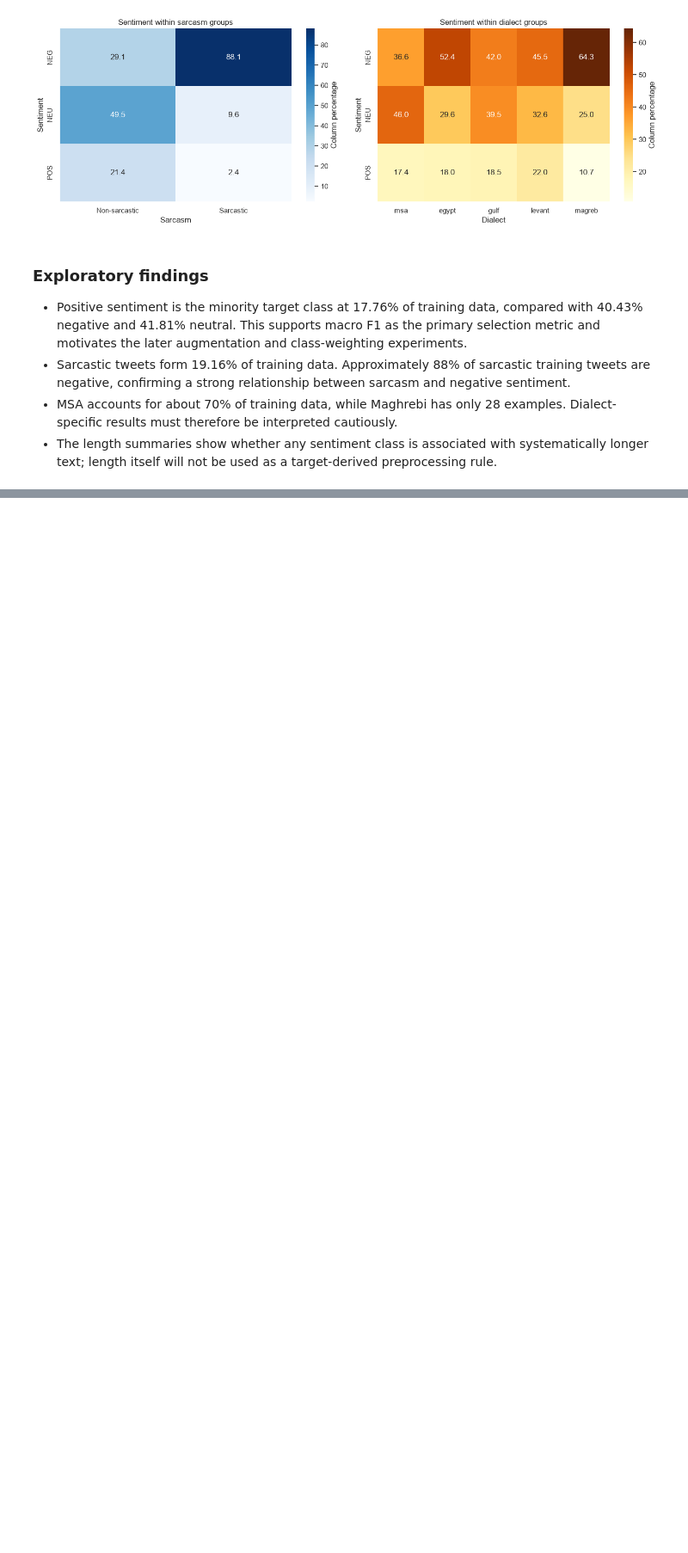
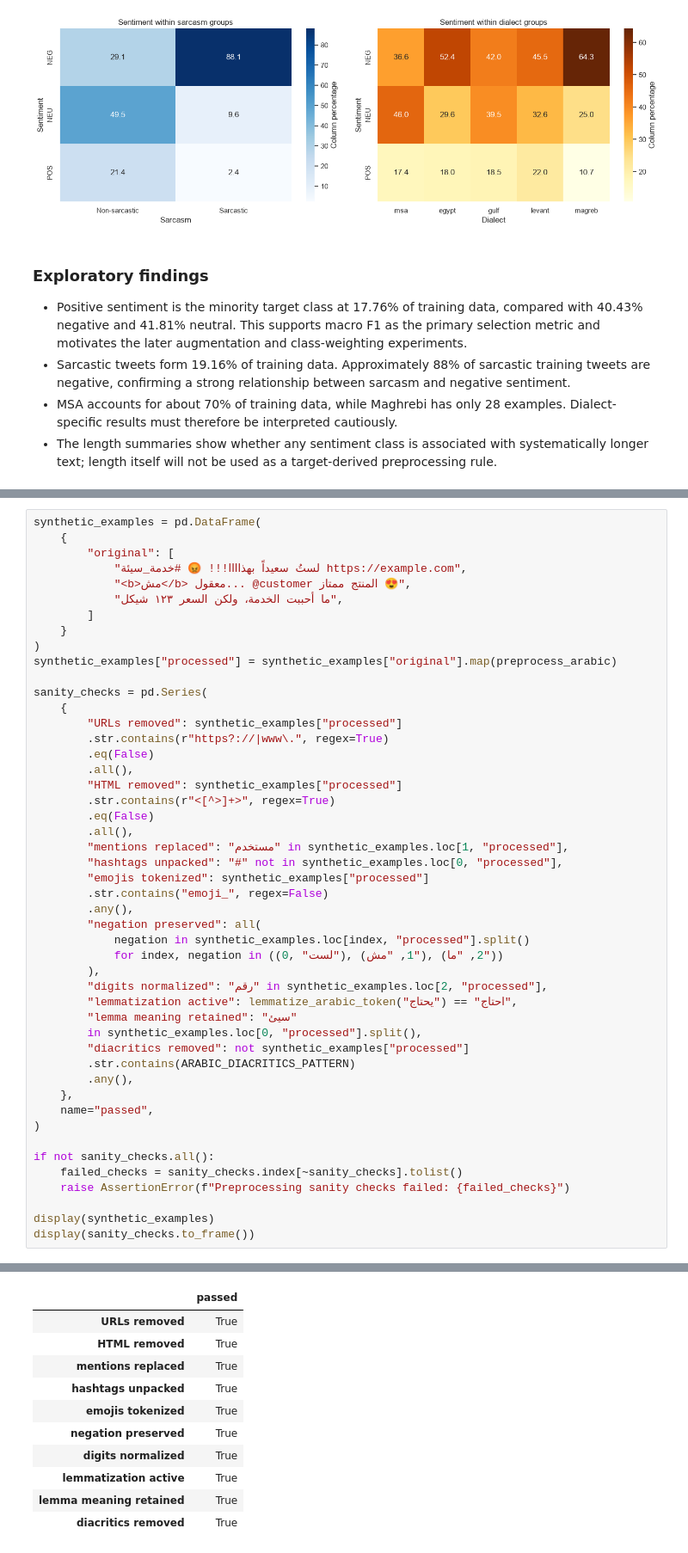
Before and after one commit to iAboud98/arabic-sentiment-analysis, a Jupyter notebook: notebooks/arabic_sentiment_analysis.ipynb, the cells around one changed output, grey strips where cells are left out. Shown at 86% size. Drawn from its saved outputs; the diff is of its cells as text; blank space fills up the shorter version.

Commit message:
add configurable Arabic preprocessing

```diff
--- a/notebooks/arabic_sentiment_analysis.ipynb
+++ b/notebooks/arabic_sentiment_analysis.ipynb
@@ -714,0 +926,49 @@ plt.show()
+# %%
+synthetic_examples = pd.DataFrame(
+    {
+        "original": [
+            "لستُ سعيداً بهذاااا!!! 😡 #خدمة_سيئة https://example.com",
+            "<b>مش</b> معقول... @customer المنتج ممتاز 😍",
+            "ما أحببت الخدمة، ولكن السعر ١٢٣ شيكل",
+        ]
+    }
+)
+synthetic_examples["processed"] = synthetic_examples["original"].map(preprocess_arabic)
+
+sanity_checks = pd.Series(
+    {
+        "URLs removed": synthetic_examples["processed"]
+        .str.contains(r"https?://|www\.", regex=True)
+        .eq(False)
+        .all(),
+        "HTML removed": synthetic_examples["processed"]
+        .str.contains(r"<[^>]+>", regex=True)
+        .eq(False)
+        .all(),
+        "mentions replaced": "مستخدم" in synthetic_examples.loc[1, "processed"],
+        "hashtags unpacked": "#" not in synthetic_examples.loc[0, "processed"],
+        "emojis tokenized": synthetic_examples["processed"]
+        .str.contains("emoji_", regex=False)
+        .any(),
+        "negation preserved": all(
+            negation in synthetic_examples.loc[index, "processed"].split()
+            for index, negation in ((0, "لست"), (1, "مش"), (2, "ما"))
+        ),
+        "digits normalized": "رقم" in synthetic_examples.loc[2, "processed"],
+        "lemmatization active": lemmatize_arabic_token("يحتاج") == "احتاج",
+        "lemma meaning retained": "سيئ"
+        in synthetic_examples.loc[0, "processed"].split(),
+        "diacritics removed": not synthetic_examples["processed"]
+        .str.contains(ARABIC_DIACRITICS_PATTERN)
+        .any(),
+    },
+    name="passed",
+)
+
+if not sanity_checks.all():
+    failed_checks = sanity_checks.index[~sanity_checks].tolist()
+    raise AssertionError(f"Preprocessing sanity checks failed: {failed_checks}")
+
+display(synthetic_examples)
+display(sanity_checks.to_frame())
+# %% [output]
@@ -714,0 +979,11 @@ plt.show()
+|  | passed |
+| URLs removed | True |
+| HTML removed | True |
+| mentions replaced | True |
+| hashtags unpacked | True |
+| emojis tokenized | True |
+| negation preserved | True |
+| digits normalized | True |
+| lemmatization active | True |
+| lemma meaning retained | True |
+| diacritics removed | True |
```
Also changed, not shown: parts of 7 cells of this notebook, 3 other files.
